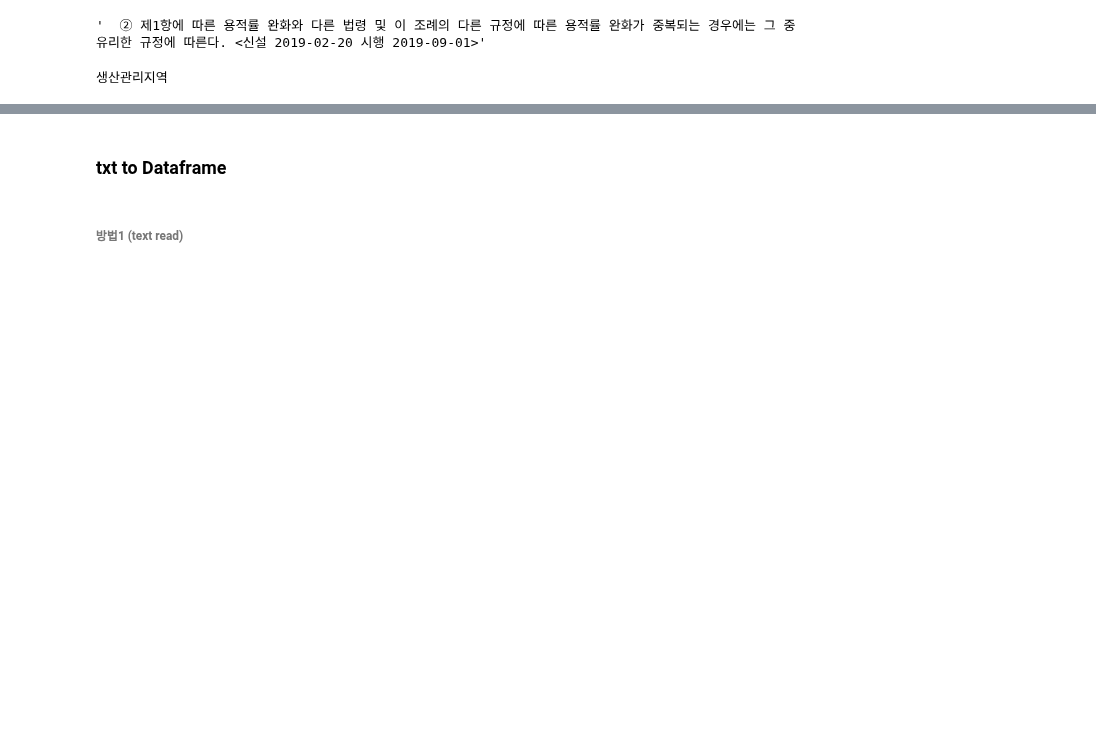
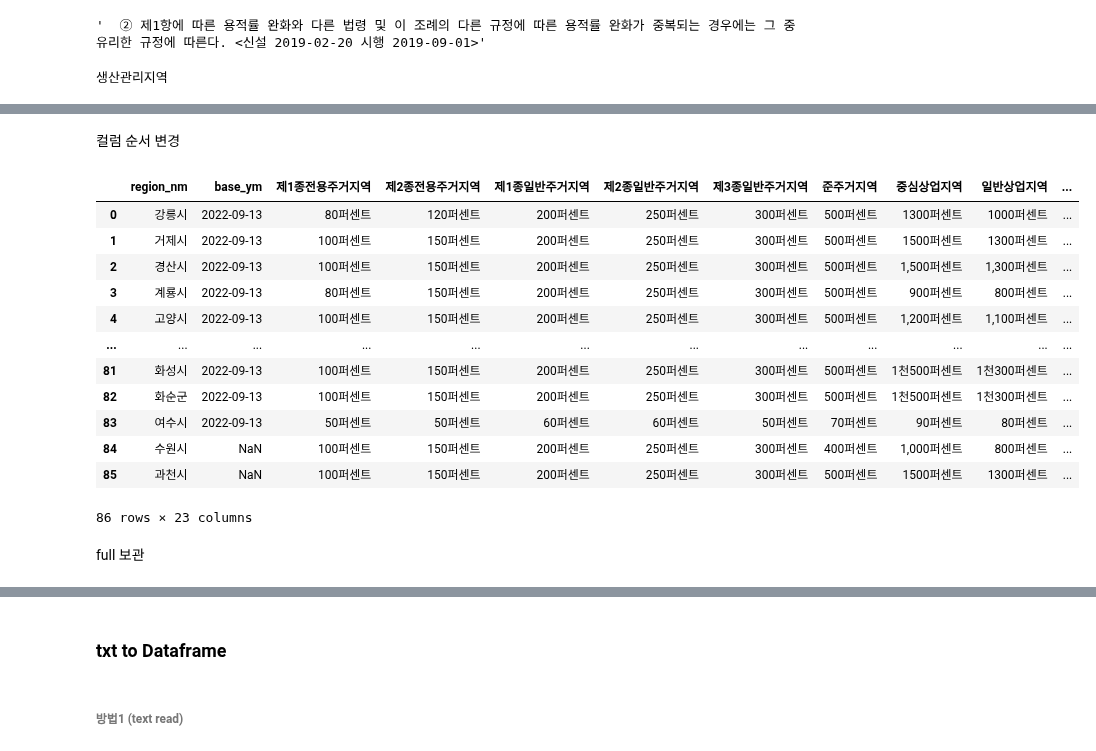
Before and after one commit to UL-DA/pythonProject, a Jupyter notebook: 자치법규정보시스템/[TEST] 자치법규 정보 시스템 (용적률,건폐율)_test.ipynb, the cells around one changed output, grey strips where cells are left out. Drawn from its saved outputs; the diff is of its cells as text; code cells hidden in the pictures; blank space fills up the shorter version.

```diff
--- a/자치법규정보시스템/[TEST] 자치법규 정보 시스템 (용적률,건폐율)_test.ipynb
+++ b/자치법규정보시스템/[TEST] 자치법규 정보 시스템 (용적률,건폐율)_test.ipynb
@@ -1705,0 +1264,25 @@ print(len(df))
+# %% [markdown]
+컬럼 순서 변경
+# %%
+df = pd.read_csv('./df_floorAreaRatio_finalllll.csv')
+# %%
+df = df[['region_nm', 'base_ym', '제1종전용주거지역', '제2종전용주거지역', '제1종일반주거지역', '제2종일반주거지역', '제3종일반주거지역',
+       '준주거지역', '중심상업지역', '일반상업지역', '근린상업지역', '유통상업지역', '전용공업지역', '일반공업지역',
+       '준공업지역', '보전녹지지역', '생산녹지지역', '자연녹지지역', '보전관리지역', '생산관리지역', '계획관리지역',
+       '농림지역', '자연환경보전지역']]
+# %%
+df
+# %% [output]
+|  | region_nm | base_ym | 제1종전용주거지역 | 제2종전용주거지역 | 제1종일반주거지역 | 제2종일반주거지역 | 제3종일반주거지역 | 준주거지역 | 중심상업지역 | 일반상업지역 | ... |
+| 0 | 강릉시 | 2022-09-13 | 80퍼센트 | 120퍼센트 | 200퍼센트 | 250퍼센트 | 300퍼센트 | 500퍼센트 | 1300퍼센트 | 1000퍼센트 | ... |
+| 1 | 거제시 | 2022-09-13 | 100퍼센트 | 150퍼센트 | 200퍼센트 | 250퍼센트 | 300퍼센트 | 500퍼센트 | 1500퍼센트 | 1300퍼센트 | ... |
+| 2 | 경산시 | 2022-09-13 | 100퍼센트 | 150퍼센트 | 200퍼센트 | 250퍼센트 | 300퍼센트 | 500퍼센트 | 1,500퍼센트 | 1,300퍼센트 | ... |
+| 3 | 계룡시 | 2022-09-13 | 80퍼센트 | 150퍼센트 | 200퍼센트 | 250퍼센트 | 300퍼센트 | 500퍼센트 | 900퍼센트 | 800퍼센트 | ... |
+| 4 | 고양시 | 2022-09-13 | 100퍼센트 | 150퍼센트 | 200퍼센트 | 250퍼센트 | 300퍼센트 | 500퍼센트 | 1,200퍼센트 | 1,100퍼센트 | ... |
+| ... | ... | ... | ... | ... | ... | ... | ... | ... | ... | ... | ... |
+| 81 | 화성시 | 2022-09-13 | 100퍼센트 | 150퍼센트 | 200퍼센트 | 250퍼센트 | 300퍼센트 | 500퍼센트 | 1천500퍼센트 | 1천300퍼센트 | ... |
+| 82 | 화순군 | 2022-09-13 | 100퍼센트 | 150퍼센트 | 200퍼센트 | 250퍼센트 | 300퍼센트 | 500퍼센트 | 1천500퍼센트 | 1천300퍼센트 | ... |
+| 83 | 여수시 | 2022-09-13 | 50퍼센트 | 50퍼센트 | 60퍼센트 | 60퍼센트 | 50퍼센트 | 70퍼센트 | 90퍼센트 | 80퍼센트 | ... |
+| 84 | 수원시 | NaN | 100퍼센트 | 150퍼센트 | 200퍼센트 | 250퍼센트 | 300퍼센트 | 400퍼센트 | 1,000퍼센트 | 800퍼센트 | ... |
+| 85 | 과천시 | NaN | 100퍼센트 | 150퍼센트 | 200퍼센트 | 250퍼센트 | 300퍼센트 | 500퍼센트 | 1500퍼센트 | 1300퍼센트 | ... |
+86 rows × 23 columns
@@ -1705,0 +1292,2 @@ print(len(df))
+# %% [markdown]
+full 보관
```
Also changed, not shown: parts of 113 cells of this notebook, 6 other files.
